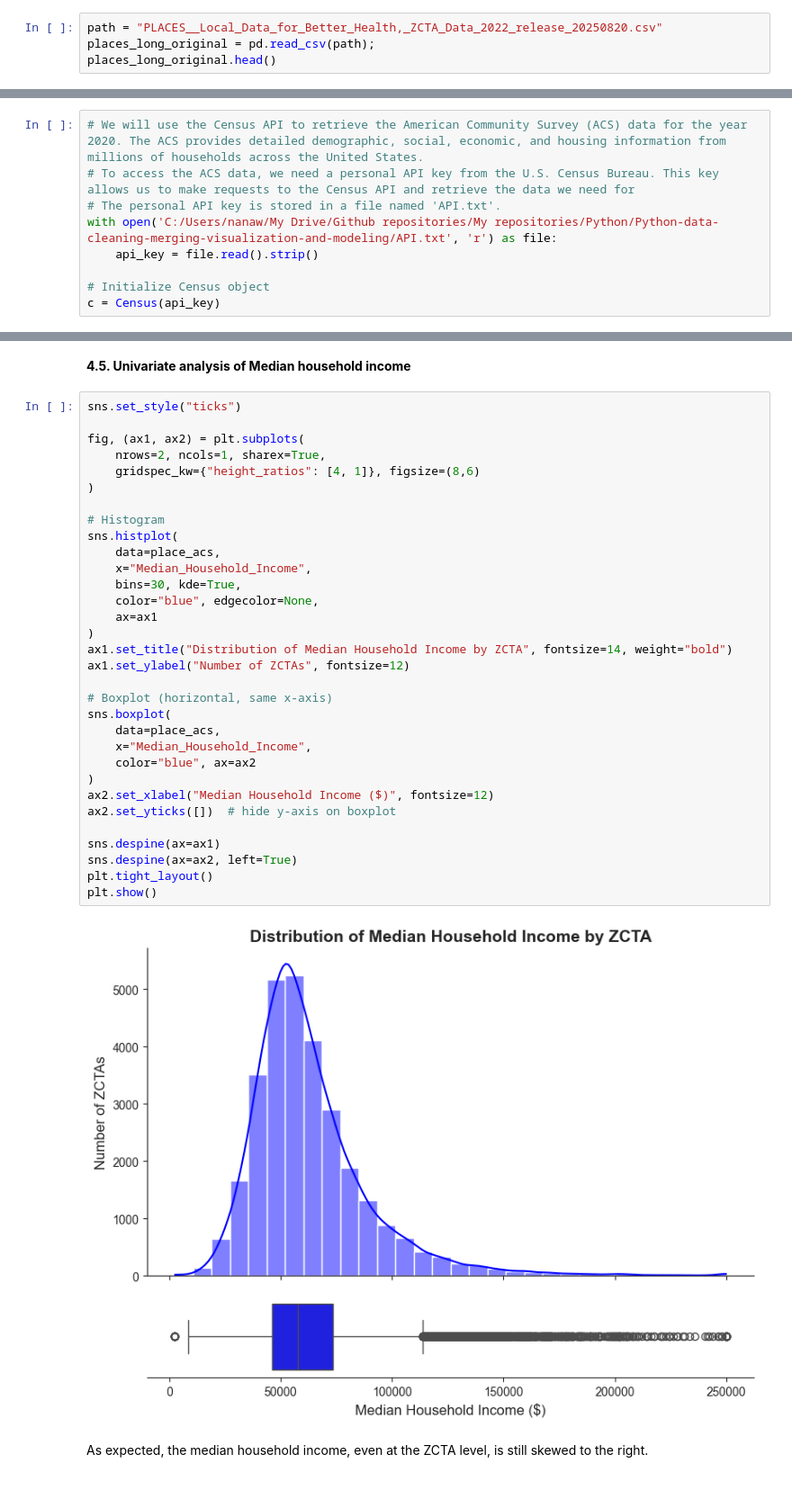
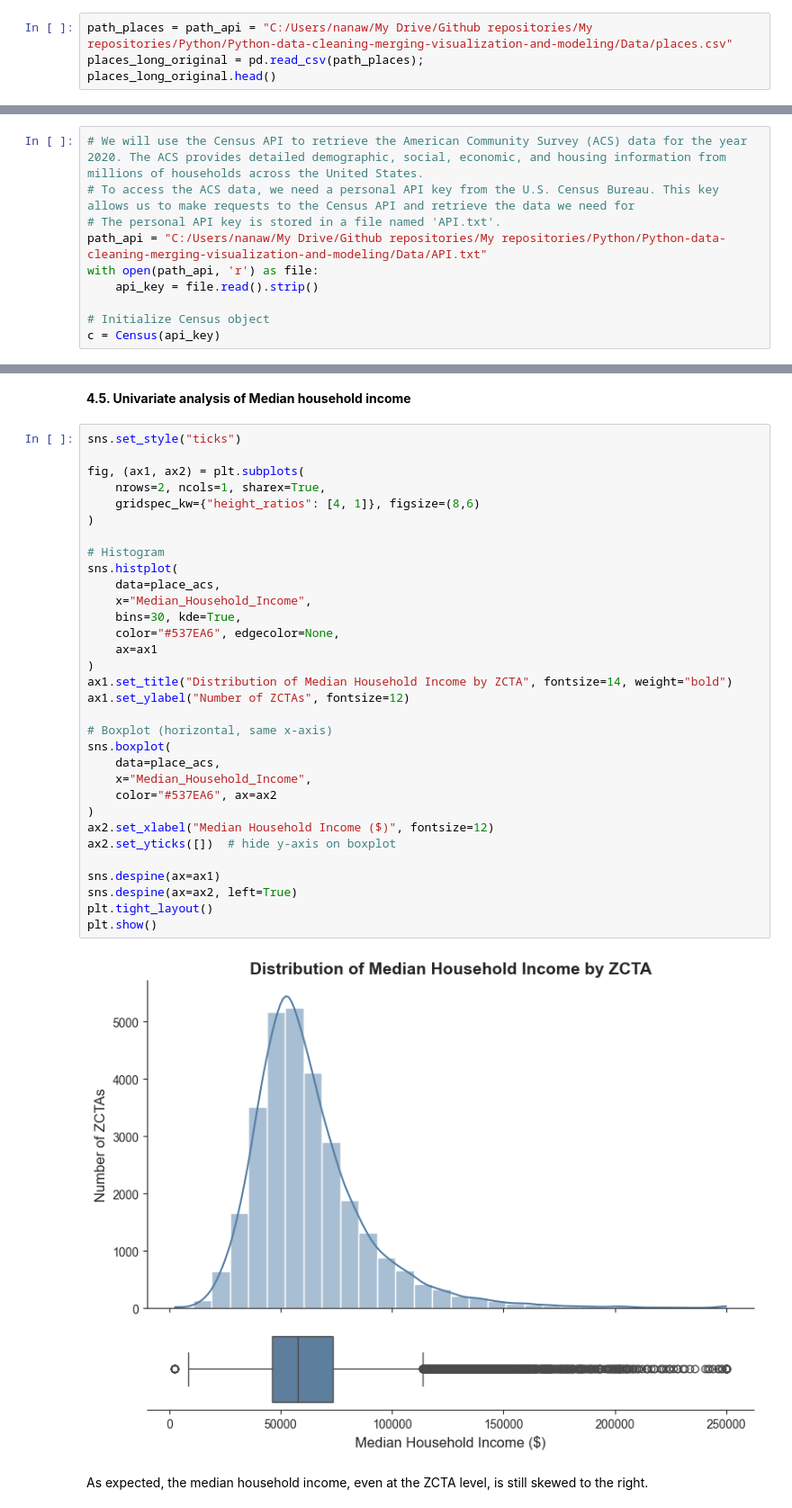
Before and after one commit to andrewnana/Python-data-cleaning-merging-visualization-and-modeling, a Jupyter notebook: acs-cdc.ipynb, the cells around one changed output, grey strips where cells are left out. Shown at 90% size. Drawn from its saved outputs; the diff is of its cells as text.

```diff
--- a/acs-cdc.ipynb
+++ b/acs-cdc.ipynb
@@ -45,8 +45,8 @@ from collections import OrderedDict # to maintain the order of columns
 <span style="font-size:14px"> The PLACES (Population Level Analysis and Community Estimates) project is a collaboration between the CDC, the Robert Wood Johnson Foundation, and the CDC Foundation. It provides community health estimates at four geographic levels, including ZIP Code Tabulation Area (ZCTA). ZCTAs are approximate representations of ZIP Code service areas created by the U.S. Census Bureau to enable the mapping and analysis of ZIP code-based data. The 2022 release provides model-based estimates for 29 measures, covering health outcomes, preventive service use, health risk behaviors, and health status. The estimates are based on data from the BRFSS, Census Bureau, and American Community Survey. The data is available through the CDC PLACES Data Portal in Open Data and GIS-friendly formats accessible at https://www.cdc.gov/places/tools/data-portal.html.
 </span>
 # %%
-path = "PLACES__Local_Data_for_Better_Health,_ZCTA_Data_2022_release_20250820.csv"
-places_long_original = pd.read_csv(path);
+path_places = path_api = "C:/Users/nanaw/My Drive/Github repositories/My repositories/Python/Python-data-cleaning-merging-visualization-and-modeling/Data/places.csv"
+places_long_original = pd.read_csv(path_places);
 places_long_original.head()
 # %% [output]
 |  | Year | LocationName | DataSource | Category | Measure | Data_Value_Unit | Data_Value_Type | Data_Value | ... |
@@ -288,7 +288,8 @@ The American Community Survey (ACS) is an ongoing national survey conducted by t
 # We will use the Census API to retrieve the American Community Survey (ACS) data for the year 2020. The ACS provides detailed demographic, social, economic, and housing information from millions of households across the United States.
 # To access the ACS data, we need a personal API key from the U.S. Census Bureau. This key allows us to make requests to the Census API and retrieve the data we need for
 # The personal API key is stored in a file named 'API.txt'.
-with open('C:/Users/nanaw/My Drive/Github repositories/My repositories/Python/Python-data-cleaning-merging-visualization-and-modeling/API.txt', 'r') as file:
+path_api = "C:/Users/nanaw/My Drive/Github repositories/My repositories/Python/Python-data-cleaning-merging-visualization-and-modeling/Data/API.txt"
+with open(path_api, 'r') as file:
     api_key = file.read().strip()
 
 # Initialize Census object
@@ -851,36 +855,36 @@ glimpse(place_acs, n=3)
 sns.set_style("ticks")
 
 fig, (ax1, ax2) = plt.subplots(
     nrows=2, ncols=1, sharex=True,
     gridspec_kw={"height_ratios": [4, 1]}, figsize=(8,6)
 )
 
 # Histogram
 sns.histplot(
     data=place_acs,
     x="Median_Household_Income",
     bins=30, kde=True,
-    color="blue", edgecolor=None,
+    color="#537EA6", edgecolor=None,
     ax=ax1
 )
 ax1.set_title("Distribution of Median Household Income by ZCTA", fontsize=14, weight="bold")
 ax1.set_ylabel("Number of ZCTAs", fontsize=12)
 
 # Boxplot (horizontal, same x-axis)
 sns.boxplot(
     data=place_acs,
     x="Median_Household_Income",
-    color="blue", ax=ax2
+    color="#537EA6", ax=ax2
 )
 ax2.set_xlabel("Median Household Income ($)", fontsize=12)
 ax2.set_yticks([])  # hide y-axis on boxplot
 
 sns.despine(ax=ax1)
 sns.despine(ax=ax2, left=True)
 plt.tight_layout()
 plt.show()
 # %% [output]
-[figure, old version]
+[figure, new version]
 # %% [markdown]
 <span style="font-size:14px">
 As expected, the median household income, even at the ZCTA level, is still skewed to the right.
```
Also changed, not shown: parts of 5 cells of this notebook.
